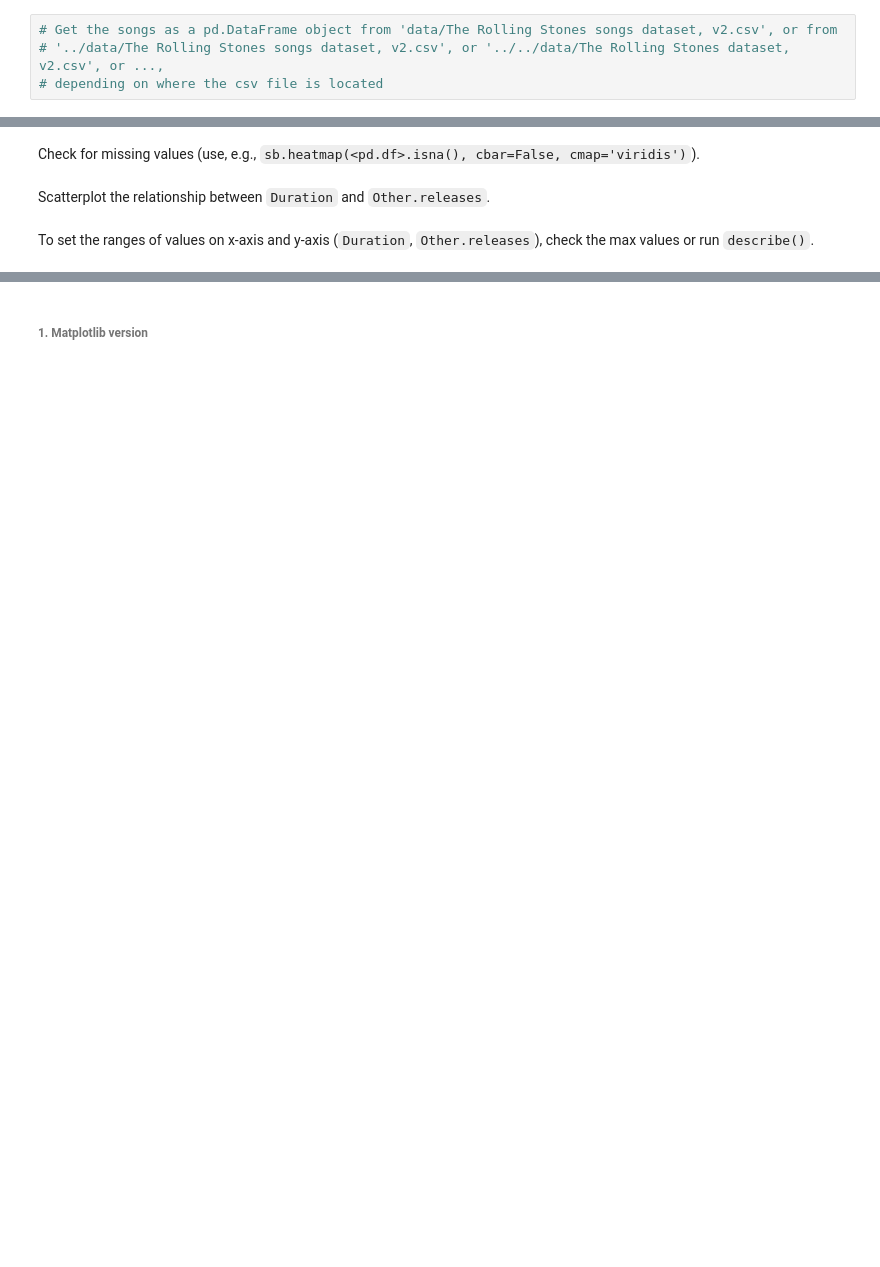
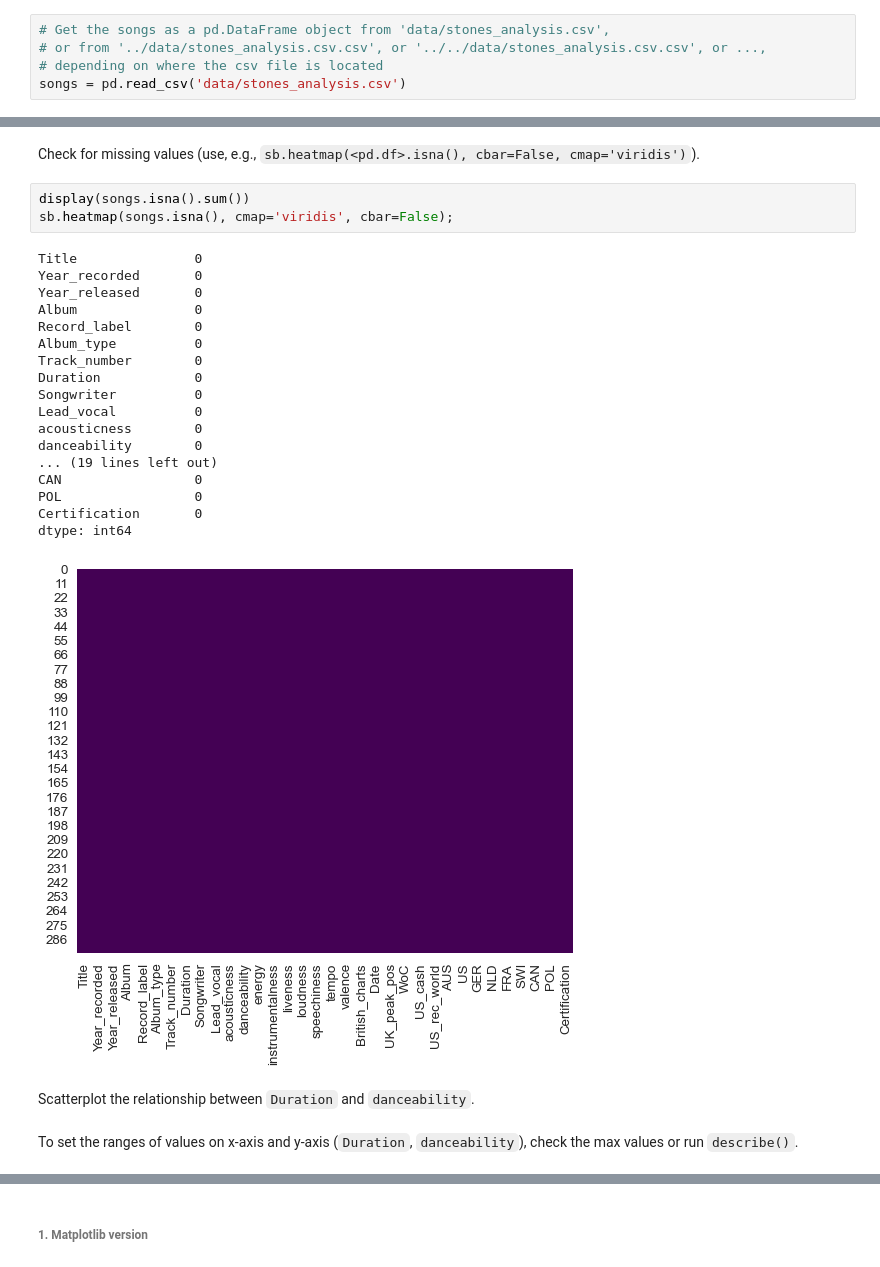
Before and after one commit to devedzic/eda_rs, a Jupyter notebook: eda.ipynb, the cells around one changed output, grey strips where cells are left out. Saved outputs shown, nothing was run; the diff lists cells and outputs as text; blank space fills up the shorter version.

```diff
--- a/eda.ipynb
+++ b/eda.ipynb
@@ -741,6 +741,7 @@ Read a slightly different dataset.
 
 As for specifying the path of the dataset properly, see [this](https://stackoverflow.com/questions/35384358/how-to-open-my-files-in-data-folder-with-pandas-using-relative-path) (more specifically, **both** [this](https://stackoverflow.com/a/35384414/1899061) and [this](https://stackoverflow.com/a/43600253/1899061)).
 # %%
-# Get the songs as a pd.DataFrame object from 'data/The Rolling Stones songs dataset, v2.csv', or from
-# '../data/The Rolling Stones songs dataset, v2.csv', or '../../data/The Rolling Stones dataset, v2.csv', or ...,
+# Get the songs as a pd.DataFrame object from 'data/stones_analysis.csv',
+# or from '../data/stones_analysis.csv.csv', or '../../data/stones_analysis.csv.csv', or ...,
 # depending on where the csv file is located
+songs = pd.read_csv('data/stones_analysis.csv')
@@ -747,6 +773,28 @@ As for specifying the path of the dataset properly, see [this](https://stackover
 # %% [markdown]
 Check for missing values (use, e.g., `sb.heatmap(<pd.df>.isna(), cbar=False, cmap='viridis')`).
+# %%
+display(songs.isna().sum())
+sb.heatmap(songs.isna(), cmap='viridis', cbar=False);
+# %% [output]
+Title               0
+Year_recorded       0
+Year_released       0
+Album               0
+Record_label        0
+Album_type          0
+Track_number        0
+Duration            0
+Songwriter          0
+Lead_vocal          0
+acousticness        0
+danceability        0
+... (19 lines left out)
+CAN                 0
+POL                 0
+Certification       0
+dtype: int64
+[figure, added]
 # %% [markdown]
-Scatterplot the relationship between `Duration` and `Other.releases`.
+Scatterplot the relationship between `Duration` and `danceability`.
 # %% [markdown]
-To set the ranges of values on x-axis and y-axis (`Duration`, `Other.releases`), check the max values or run `describe()`.
+To set the ranges of values on x-axis and y-axis (`Duration`, `danceability`), check the max values or run `describe()`.
```
Also changed, not shown: parts of 12 cells of this notebook, 2 other files.
